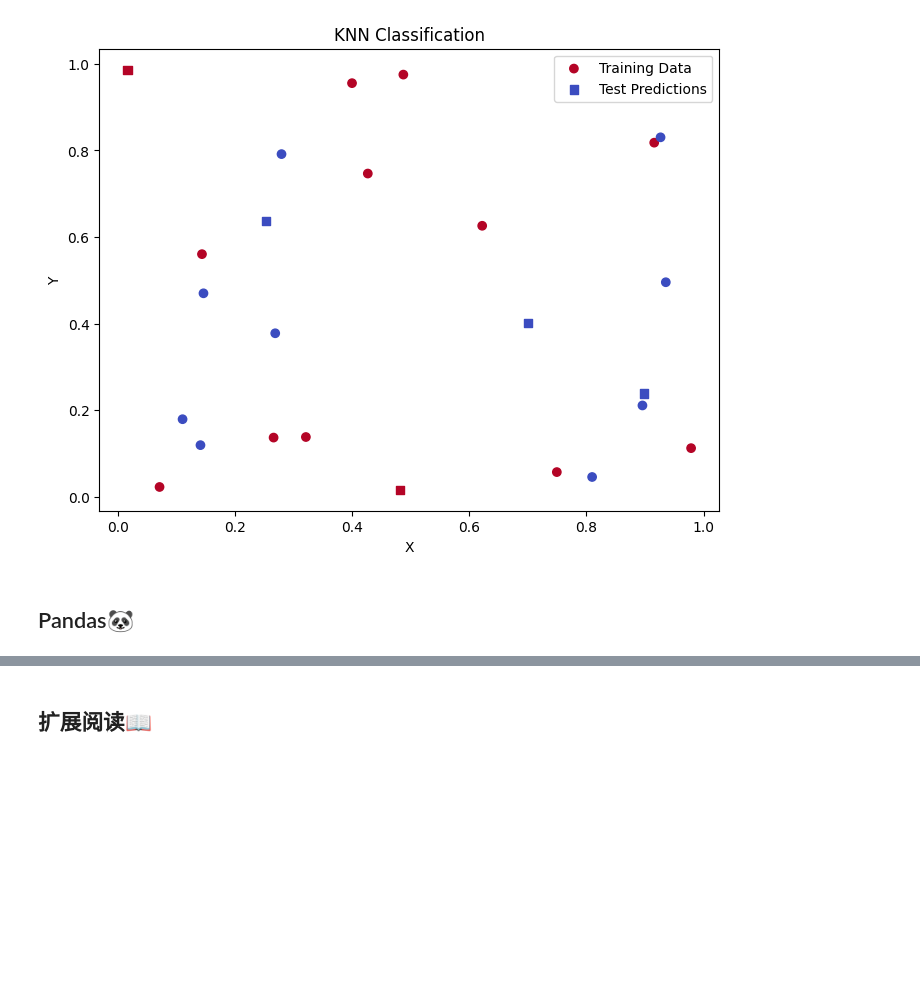
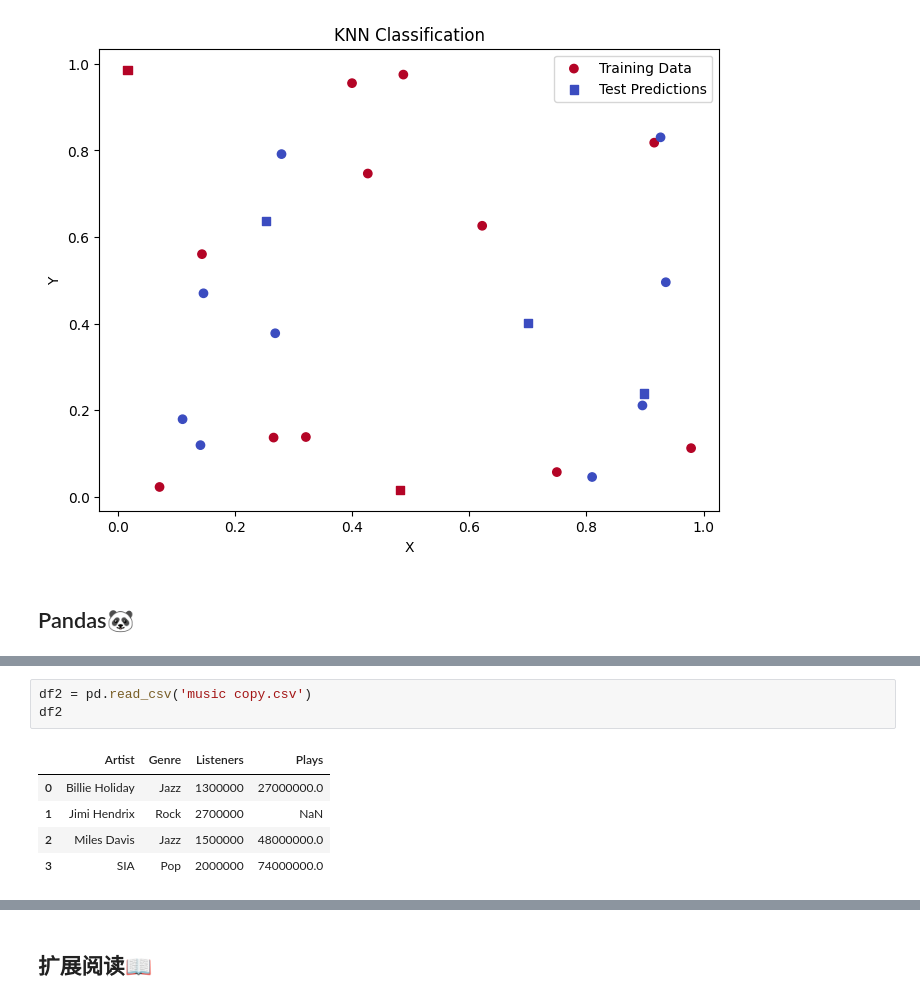
Before and after one commit to zhoujing204/python_course, a Jupyter notebook: src/12-introducing-numpy-and-pandas/12-introducing-numpy-and-pandas.ipynb, the cells around one changed output, grey strips where cells are left out. Saved outputs shown, nothing was run; the diff lists cells and outputs as text; blank space fills up the shorter version.

```diff
--- a/src/12-introducing-numpy-and-pandas/12-introducing-numpy-and-pandas.ipynb
+++ b/src/12-introducing-numpy-and-pandas/12-introducing-numpy-and-pandas.ipynb
@@ -437,0 +546,9 @@ plt.show()
+# %%
+df2 = pd.read_csv('music copy.csv')
+df2
+# %% [output]
+|  | Artist | Genre | Listeners | Plays |
+| 0 | Billie Holiday | Jazz | 1300000 | 27000000.0 |
+| 1 | Jimi Hendrix | Rock | 2700000 | NaN |
+| 2 | Miles Davis | Jazz | 1500000 | 48000000.0 |
+| 3 | SIA | Pop | 2000000 | 74000000.0 |
```
Also changed, not shown: parts of 25 cells of this notebook, 7 other files.
